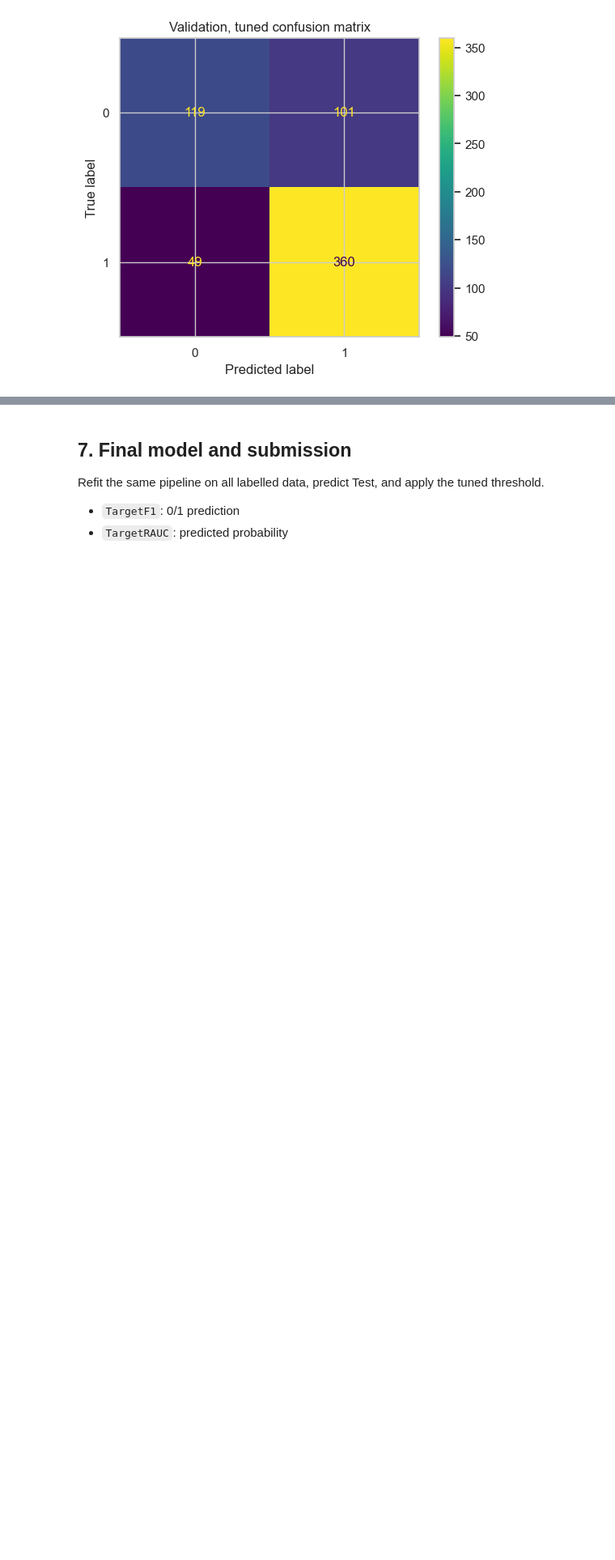
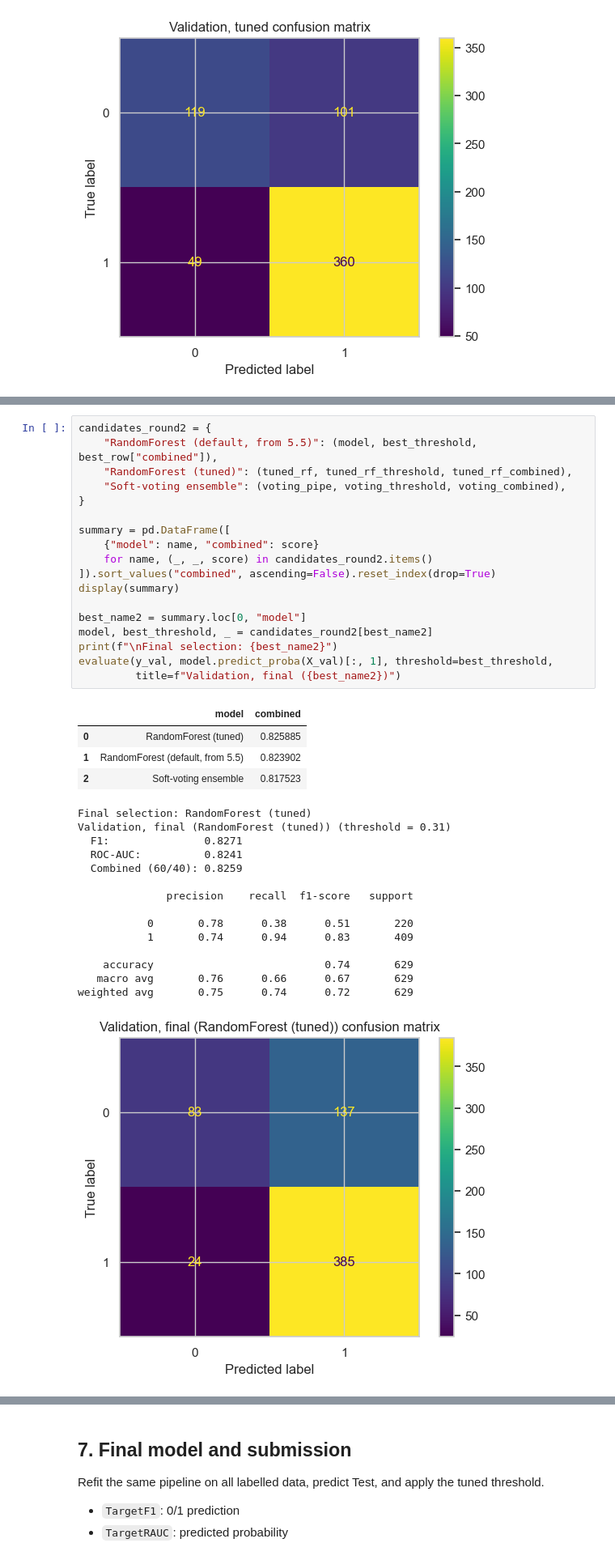
Before and after one commit to DevLaukey/Climate-risk-health-prediction, a Jupyter notebook: climate-risk-health-prediction-simple.ipynb, the cells around one changed output, grey strips where cells are left out. Shown at 81% size. Saved outputs shown, nothing was run; the diff lists cells and outputs as text; blank space fills up the shorter version.

```diff
--- a/climate-risk-health-prediction-simple.ipynb
+++ b/climate-risk-health-prediction-simple.ipynb
@@ -741,3 +929,41 @@ weighted avg       0.76      0.76      0.75       629
+# %%
+candidates_round2 = {
+    "RandomForest (default, from 5.5)": (model, best_threshold, best_row["combined"]),
+    "RandomForest (tuned)": (tuned_rf, tuned_rf_threshold, tuned_rf_combined),
+    "Soft-voting ensemble": (voting_pipe, voting_threshold, voting_combined),
+}
+
+summary = pd.DataFrame([
+    {"model": name, "combined": score}
+    for name, (_, _, score) in candidates_round2.items()
+]).sort_values("combined", ascending=False).reset_index(drop=True)
+display(summary)
+
+best_name2 = summary.loc[0, "model"]
+model, best_threshold, _ = candidates_round2[best_name2]
+print(f"\nFinal selection: {best_name2}")
+evaluate(y_val, model.predict_proba(X_val)[:, 1], threshold=best_threshold,
+         title=f"Validation, final ({best_name2})")
+# %% [output]
+|  | model | combined |
+| 0 | RandomForest (tuned) | 0.825885 |
+| 1 | RandomForest (default, from 5.5) | 0.823902 |
+| 2 | Soft-voting ensemble | 0.817523 |
+Final selection: RandomForest (tuned)
+Validation, final (RandomForest (tuned)) (threshold = 0.31)
+  F1:               0.8271
+  ROC-AUC:          0.8241
+  Combined (60/40): 0.8259
+
+              precision    recall  f1-score   support
+
+           0       0.78      0.38      0.51       220
+           1       0.74      0.94      0.83       409
+
+    accuracy                           0.74       629
+   macro avg       0.76      0.66      0.67       629
+weighted avg       0.75      0.74      0.72       629
+[figure, added]
 # %% [markdown]
 ## 6. Feature importance
 
```
Also changed, not shown: parts of 11 cells of this notebook, 5 other files.
